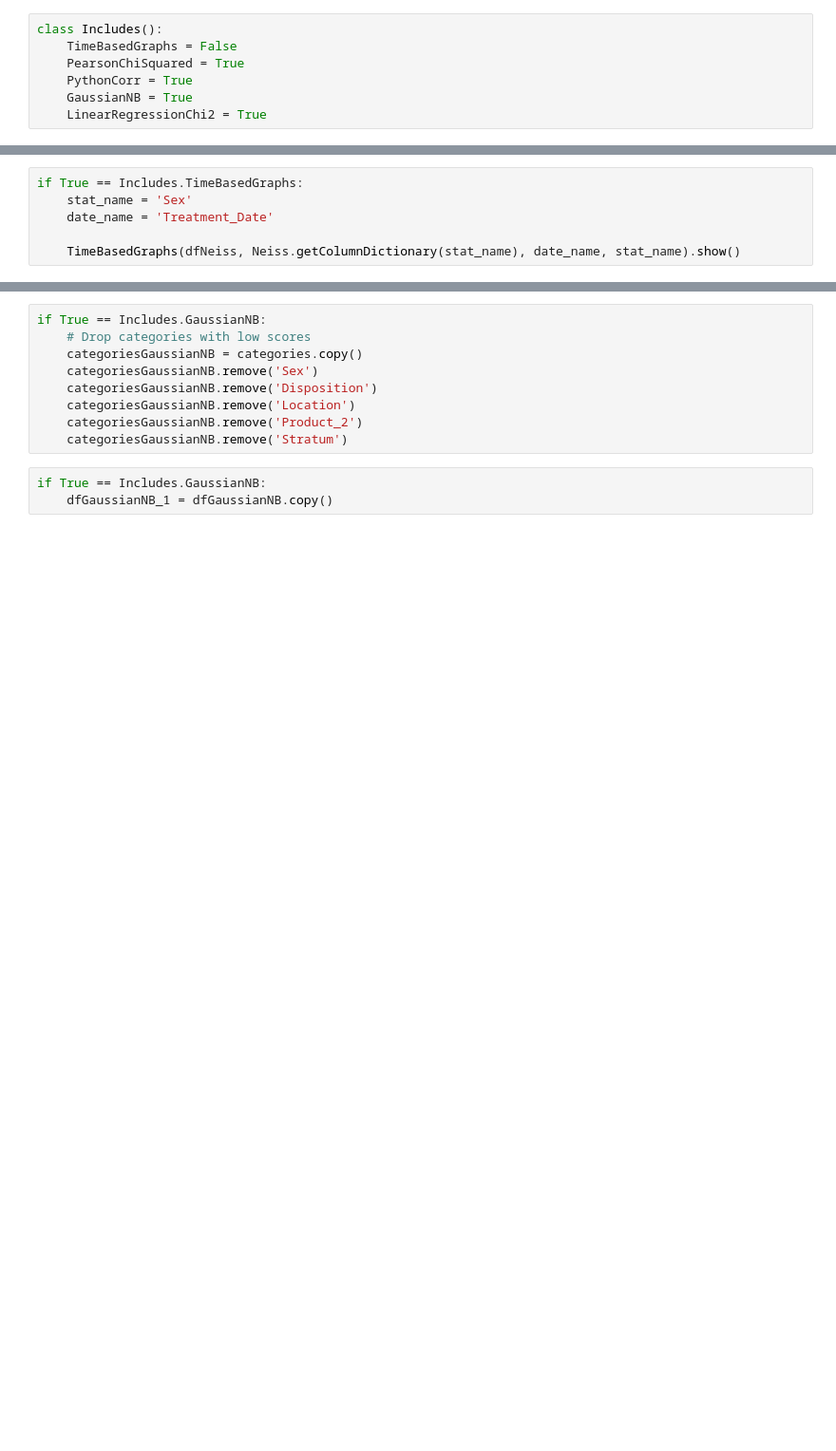
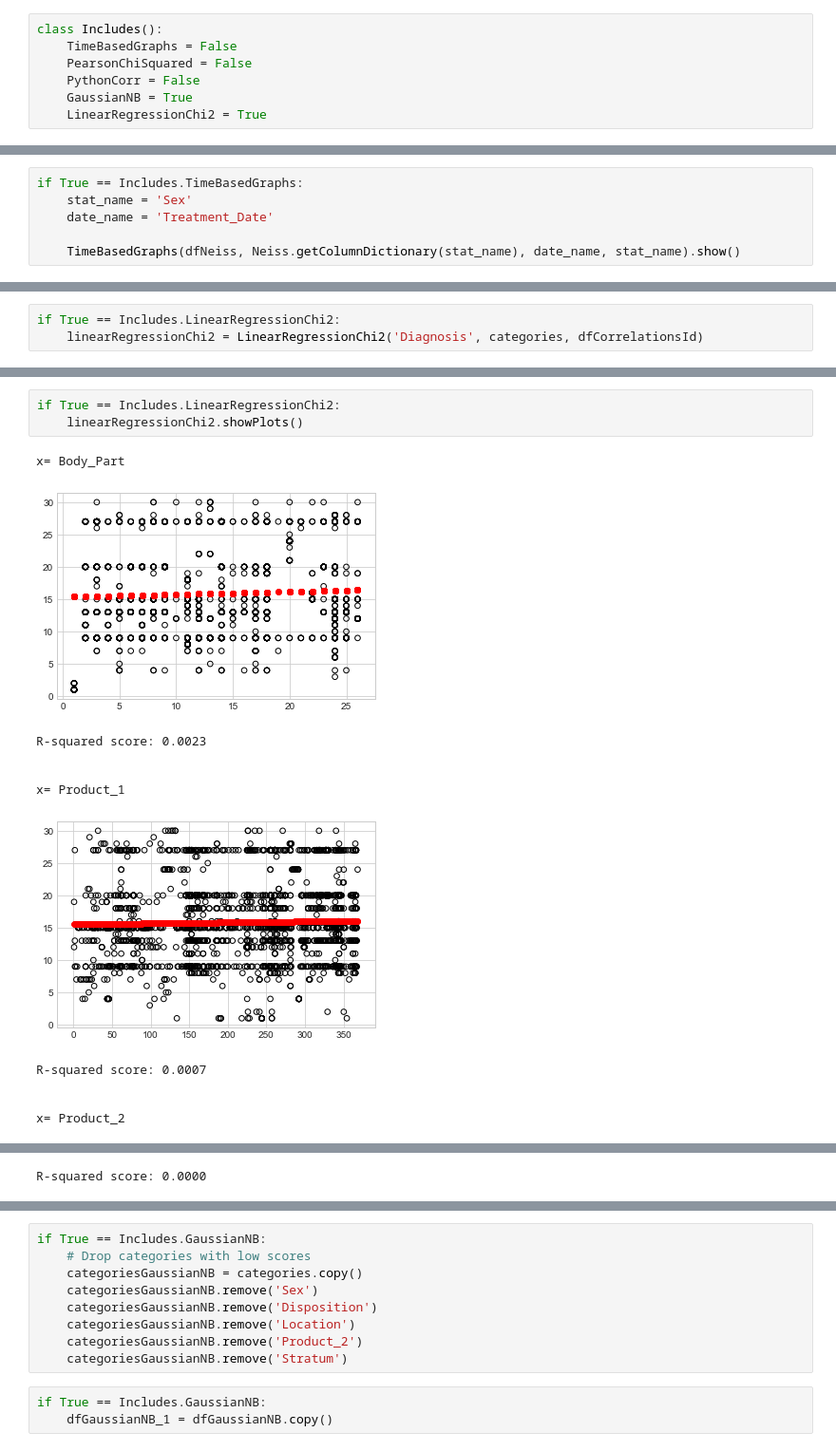
Before and after one commit to mrcorbett/MET_CS677_DataScienceWithPython, a Jupyter notebook: Project/bicycle_crashes_neiss_v10.ipynb, the cells around one changed output, grey strips where cells are left out. Shown at 95% size. Drawn from its saved outputs; the diff is of its cells as text; blank space fills up the shorter version.

Commit message:
Cleanup the linear regression

```diff
--- a/Project/bicycle_crashes_neiss_v10.ipynb
+++ b/Project/bicycle_crashes_neiss_v10.ipynb
@@ -47,8 +47,8 @@ plt.style.use('seaborn-whitegrid')
 # %%
 class Includes():
     TimeBasedGraphs = False
-    PearsonChiSquared = True
-    PythonCorr = True
+    PearsonChiSquared = False
+    PythonCorr = False
     GaussianNB = True
     LinearRegressionChi2 = True
 # %% [markdown]
@@ -290,0 +421,3 @@ if True == Includes.PearsonChiSquared:
+# %%
+if True == Includes.LinearRegressionChi2:
+    linearRegressionChi2 = LinearRegressionChi2('Diagnosis', categories, dfCorrelationsId)
@@ -290,0 +439,15 @@ if True == Includes.PearsonChiSquared:
+# %%
+if True == Includes.LinearRegressionChi2:
+    linearRegressionChi2.showPlots()
+# %% [output]
+x= Body_Part
+[figure, added]
+R-squared score: 0.0023
+
+
+x= Product_1
+[figure, added]
+R-squared score: 0.0007
+
+
+x= Product_2
@@ -291 +455,2 @@ if True == Includes.PearsonChiSquared:
+R-squared score: 0.0000
 # %% [markdown]
```
Also changed, not shown: parts of 41 cells of this notebook.
